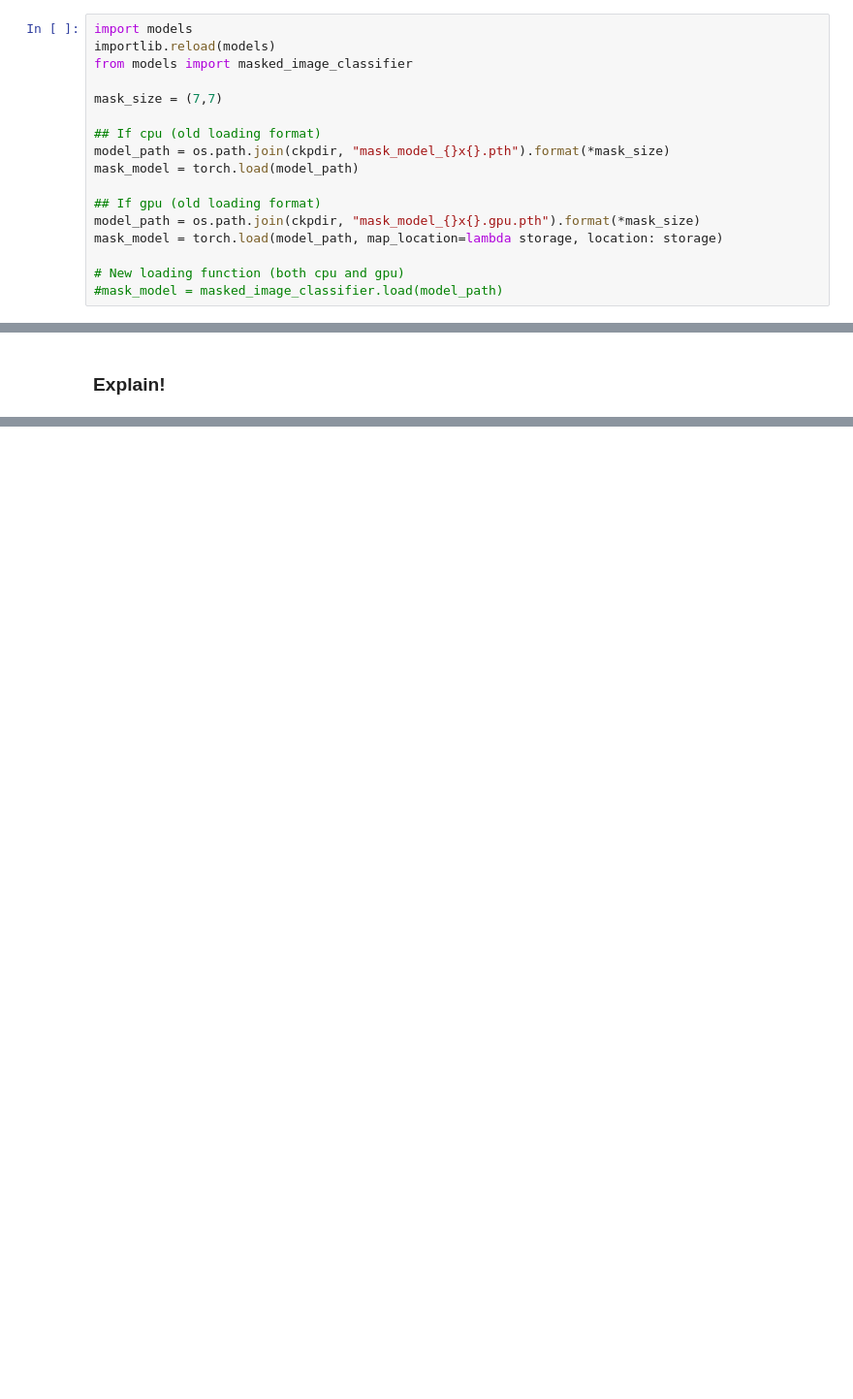
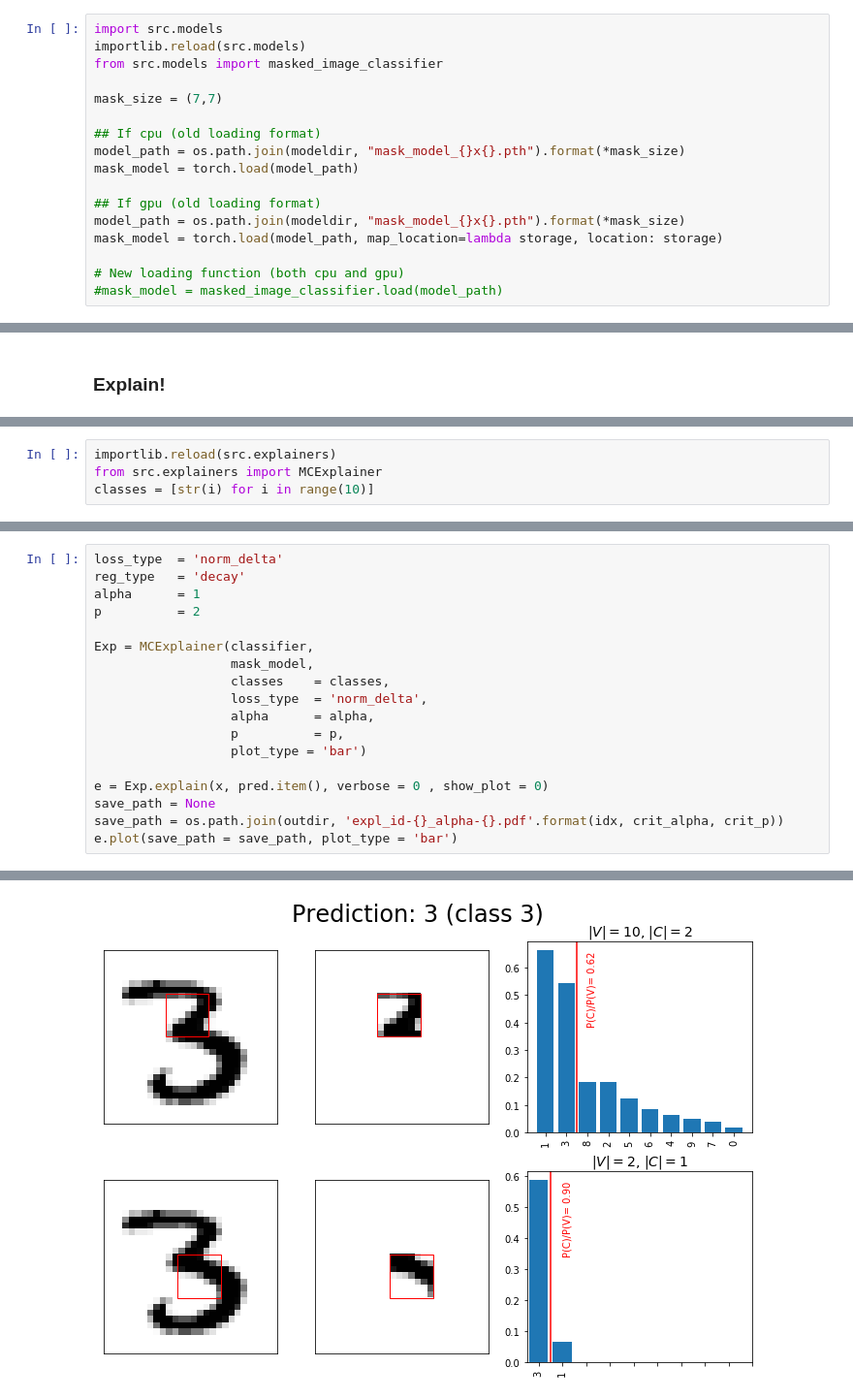
Before and after one commit to dmelis/interpretwoe, a Jupyter notebook: notebooks/MNIST.ipynb, the cells around one changed output, grey strips where cells are left out. Shown: that part at 97% size. Drawn from its saved outputs; the diff is of its cells as text; blank space fills up the shorter version.

```diff
--- a/notebooks/MNIST.ipynb
+++ b/notebooks/MNIST.ipynb
@@ -77,18 +80,18 @@ AttributeError: Can't get attribute 'Net' on <module 'models' from '../src/codeb
 # %% [markdown]
 ### Load Masked Classifier
 # %%
-import models
-importlib.reload(models)
-from models import masked_image_classifier
+import src.models
+importlib.reload(src.models)
+from src.models import masked_image_classifier
 
 mask_size = (7,7)
 
 ## If cpu (old loading format)
-model_path = os.path.join(ckpdir, "mask_model_{}x{}.pth").format(*mask_size)
+model_path = os.path.join(modeldir, "mask_model_{}x{}.pth").format(*mask_size)
 mask_model = torch.load(model_path)
 
 ## If gpu (old loading format)
-model_path = os.path.join(ckpdir, "mask_model_{}x{}.gpu.pth").format(*mask_size)
+model_path = os.path.join(modeldir, "mask_model_{}x{}.pth").format(*mask_size)
 mask_model = torch.load(model_path, map_location=lambda storage, location: storage)
 
 # New loading function (both cpu and gpu)
@@ -139,0 +152,4 @@ e.plot(save_path = save_path)
+# %%
+importlib.reload(src.explainers)
+from src.explainers import MCExplainer
+classes = [str(i) for i in range(10)]
@@ -139,0 +179,19 @@ e.plot(save_path = save_path)
+# %%
+loss_type  = 'norm_delta'
+reg_type   = 'decay'
+alpha      = 1
+p          = 2
+
+Exp = MCExplainer(classifier,
+                  mask_model,
+                  classes    = classes,
+                  loss_type  = 'norm_delta',
+                  alpha      = alpha,
+                  p          = p,
+                  plot_type = 'bar')
+
+e = Exp.explain(x, pred.item(), verbose = 0 , show_plot = 0)
+save_path = None
+save_path = os.path.join(outdir, 'expl_id-{}_alpha-{}.pdf'.format(idx, crit_alpha, crit_p))
+e.plot(save_path = save_path, plot_type = 'bar')
+# %% [output]
@@ -139,0 +206 @@ e.plot(save_path = save_path)
+[figure, added]
```
Also changed, not shown: parts of 21 cells of this notebook, 7 other files.
